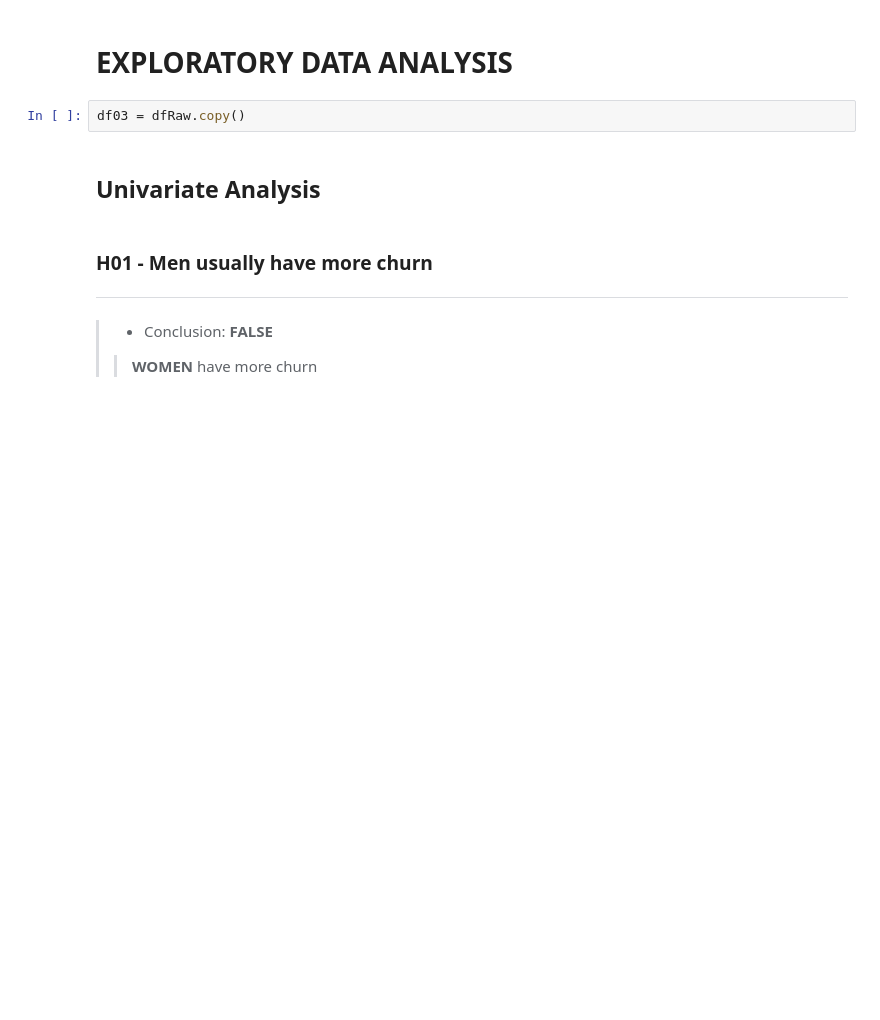
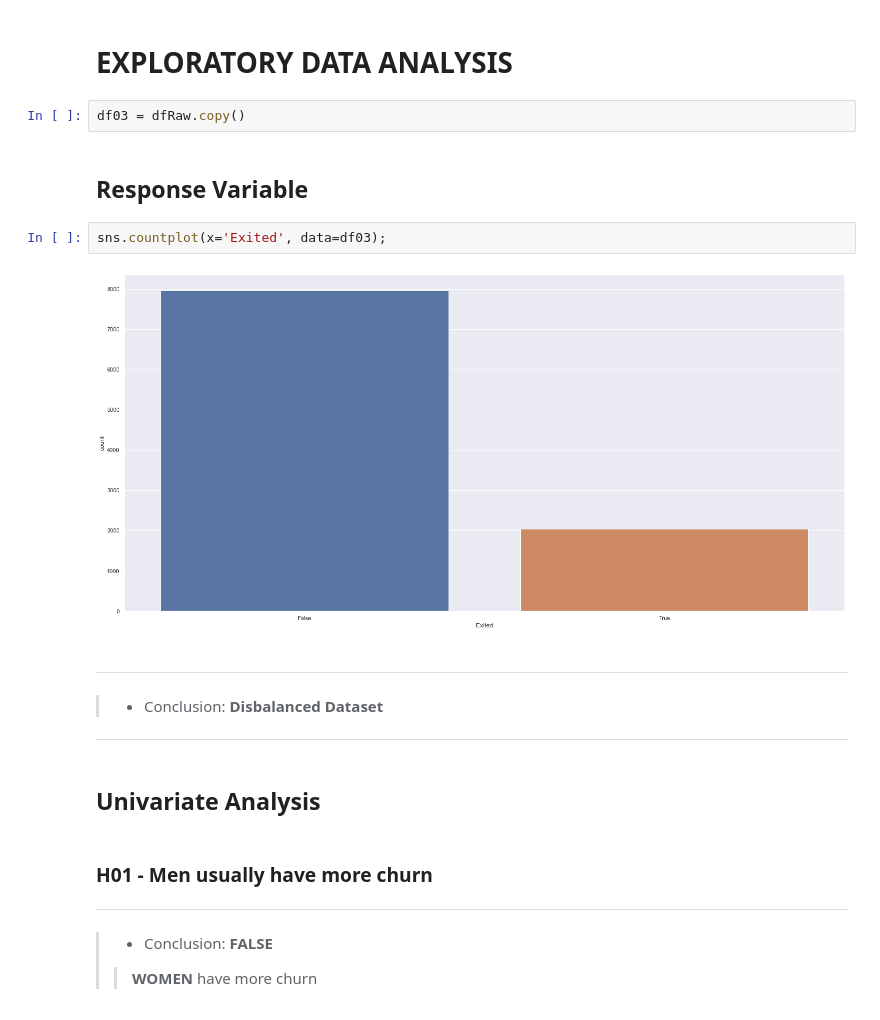
Before and after one commit to FabioCaffarello/Churn-Prediction-TopBank, a Jupyter notebook: 02-Notebooks/01-FirstCycleCRISP/03-ExploratoryDataAnalysis.ipynb, the cells around one changed output. Cells and saved outputs as stored; diff of their text form; blank space fills up the shorter version.

```diff
--- a/02-Notebooks/01-FirstCycleCRISP/03-ExploratoryDataAnalysis.ipynb
+++ b/02-Notebooks/01-FirstCycleCRISP/03-ExploratoryDataAnalysis.ipynb
@@ -67,6 +66,16 @@ Populating the interactive namespace from numpy and matplotlib
 # EXPLORATORY DATA ANALYSIS
 # %%
 df03 = dfRaw.copy()
+# %% [markdown]
+## Response Variable
+# %%
+sns.countplot(x='Exited', data=df03);
+# %% [output]
+[figure, added]
+# %% [markdown]
+---
+> - Conclusion: **Disbalanced Dataset**
+---
 # %% [markdown]
 ## Univariate Analysis
 # %% [markdown]
```
Also changed, not shown: parts of 16 cells of this notebook.
